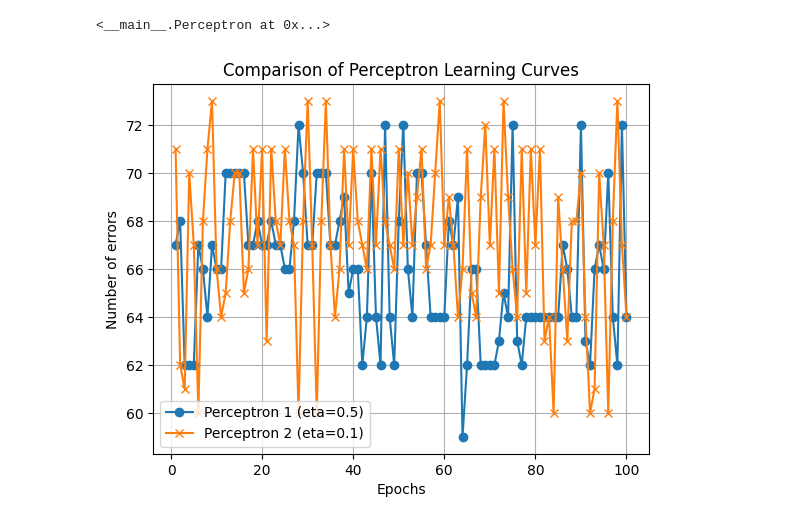
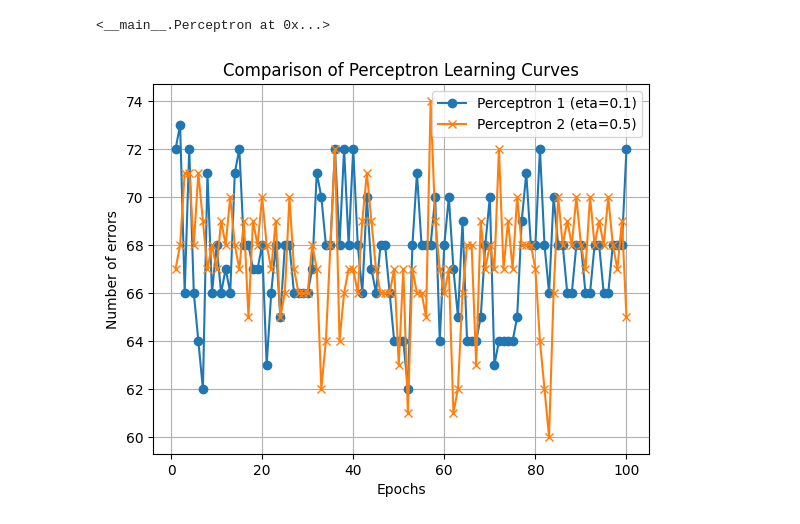
Before and after one commit to calbertiboms/INDE_577, a Jupyter notebook: Supervised Machine Learning/Perceptron/Perceptron.ipynb, the cells around one changed output. Drawn from its saved outputs; the diff is of its cells as text; code cells hidden in the pictures.

Commit message:
perceptron update

```diff
--- a/Supervised Machine Learning/Perceptron/Perceptron.ipynb
+++ b/Supervised Machine Learning/Perceptron/Perceptron.ipynb
@@ -108,19 +190,19 @@ plt.show()
 # %%
 # Define a second perceptron with a different learning rate and epochs
-perceptron2 = Perceptron(eta=0.8, epochs=100)
+perceptron2 = Perceptron(eta=0.5, epochs=100)
 perceptron2.train(X, y)
 # %% [output]
 <__main__.Perceptron at 0x...>
 # %%
 # Plot the learning curves of both perceptrons
-plt.plot(range(1, len(perceptron1.errors_) + 1), perceptron1.errors_, marker='o', label='Perceptron 1 (eta=0.5)')
-plt.plot(range(1, len(perceptron2.errors_) + 1), perceptron2.errors_, marker='x', label='Perceptron 2 (eta=0.1)')
+plt.plot(range(1, len(perceptron1.errors_) + 1), perceptron1.errors_, marker='o', label='Perceptron 1 (eta=0.1)')
+plt.plot(range(1, len(perceptron2.errors_) + 1), perceptron2.errors_, marker='x', label='Perceptron 2 (eta=0.5)')
 
 plt.xlabel('Epochs')
 plt.ylabel('Number of errors')
 plt.title('Comparison of Perceptron Learning Curves')
 plt.legend()
 plt.grid(True)
 plt.show()
 # %% [output]
-[figure, old version]
+[figure, new version]
```
Also changed, not shown: parts of 21 cells of this notebook.
